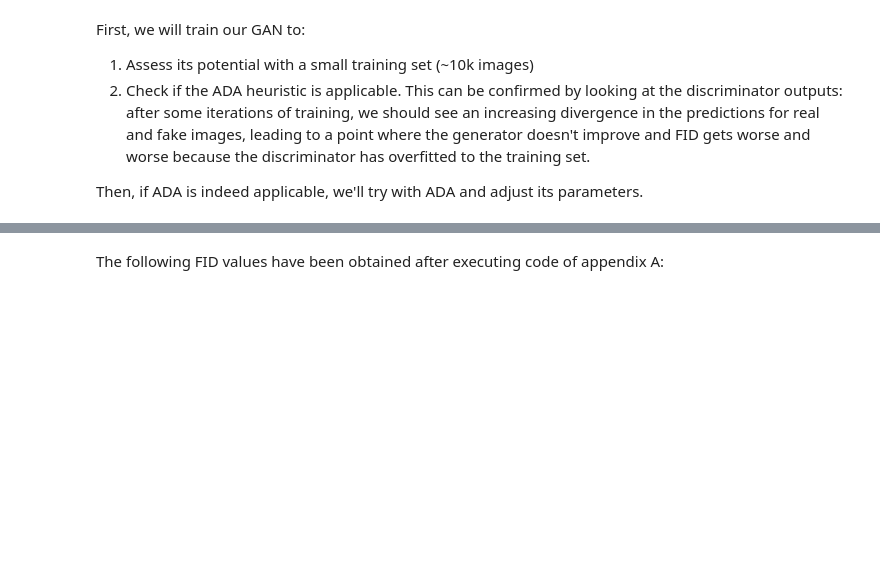
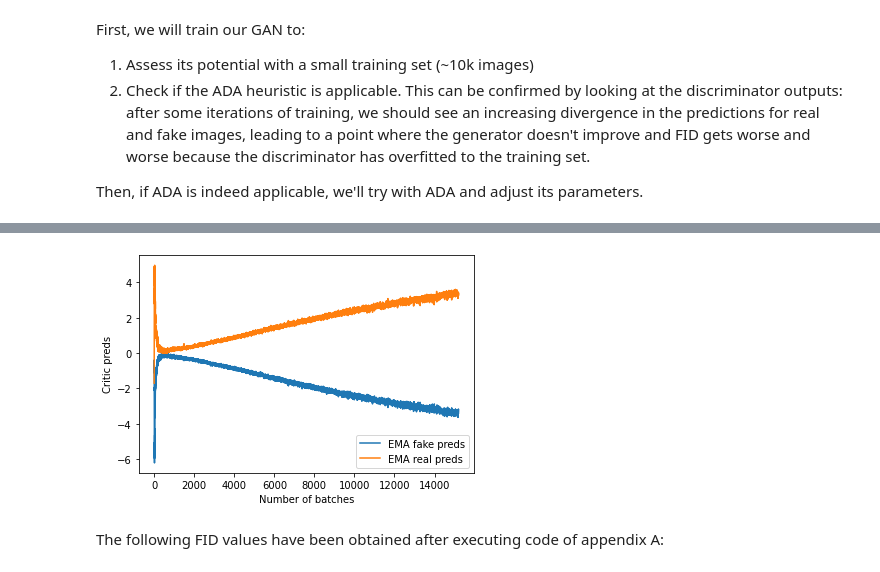
Before and after one commit to davidleonfdez/face2anime, a Jupyter notebook: notebooks/experiments/noise2anime-gan.ipynb, the cells around one changed output, grey strips where cells are left out. Cells and saved outputs as stored; diff of their text form; code cells hidden in the pictures; blank space fills up the shorter version.

```diff
--- a/notebooks/experiments/noise2anime-gan.ipynb
+++ b/notebooks/experiments/noise2anime-gan.ipynb
@@ -291,3 +267,7 @@ Text(0, 0.5, 'Critic preds')
+# %%
+plot_smooth_c_preds(c_preds_tracker)
+# %% [output]
+[figure, added]
 # %% [markdown]
 The following FID values have been obtained after executing code of appendix A:
 # %%
```
Also changed, not shown: parts of 91 cells of this notebook.
